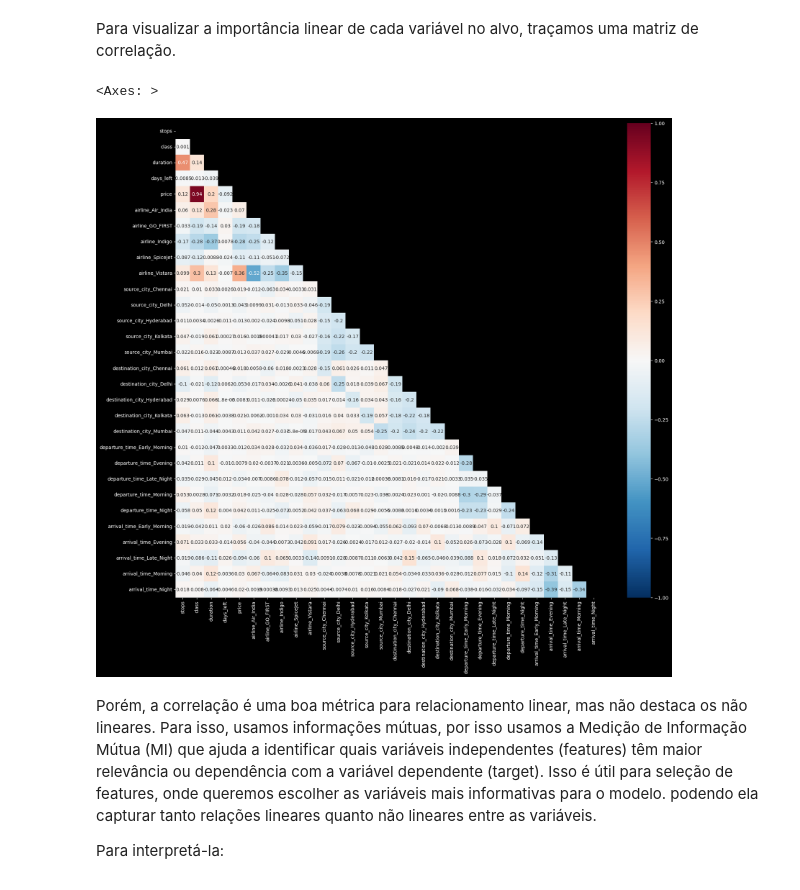
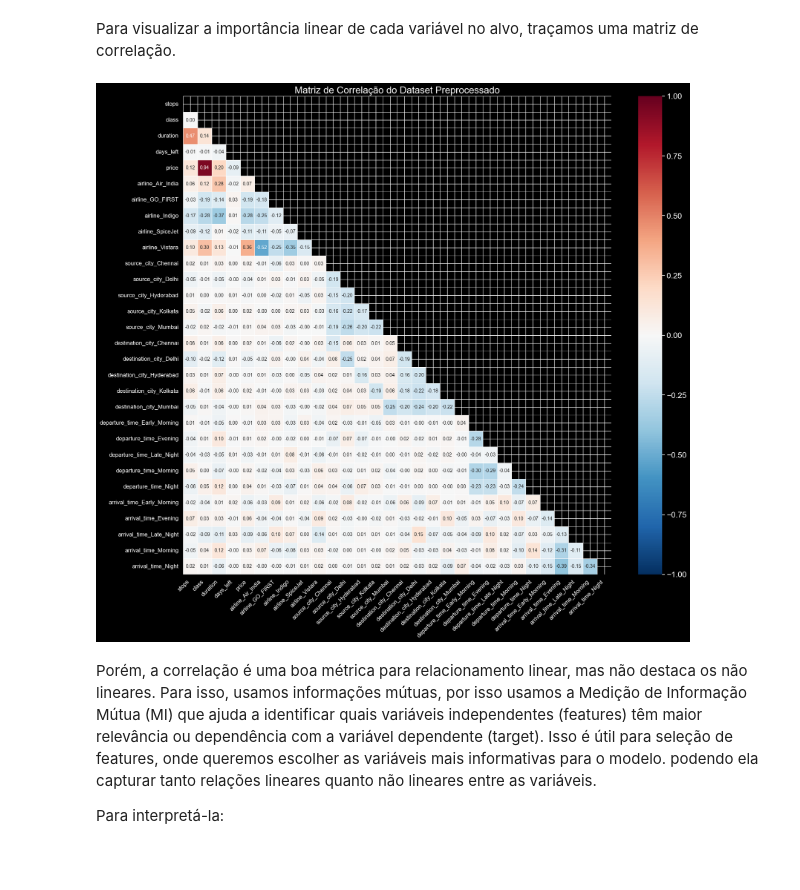
Before and after one commit to ElyssonAlvs/Machine_Learning, a Jupyter notebook: Flight_Prediction/Códigos/Flight_Regression.ipynb, the cells around one changed output. Drawn from its saved outputs; the diff is of its cells as text; code cells hidden in the pictures.

```diff
--- a/Flight_Prediction/Códigos/Flight_Regression.ipynb
+++ b/Flight_Prediction/Códigos/Flight_Regression.ipynb
@@ -24,15 +24,13 @@ import pandas as pd
 import numpy as np
 import matplotlib.pyplot as plt
 import seaborn as sns
-from sklearn.model_selection import train_test_split
 from sklearn.feature_selection import mutual_info_regression
 import warnings
 warnings.filterwarnings('ignore')
 pd.set_option('display.max_columns',None)
-import os
 
 # Carregar o dataset enviado pelo usuário
-df = pd.read_csv(r'C:\Users\elyss\OneDrive\Área de Trabalho\Machine_Learning\Flight_Prediction\Dados\Clean_Dataset.csv')
+df = pd.read_csv(r'C:\Users\elyss\OneDrive\Área de Trabalho\Machine_Learning\Flight_Prediction\Dados\Flight_Data.csv')
 
 # Exibir as primeiras linhas do dataset para análise inicial
 print(df.info())
@@ -248,5 +220,11 @@ plt.show()
 é percetível a grande quantidade de ocorrência em **Indigo**.
 # %%
 plt.figure(figsize=(20, 10))
-sns.barplot(x='airline',y='price',hue="class",data=df_exploracao.sort_values("price")).set_title('Preços das Companhias aéreas com a classe do voo',fontsize=20)
+barplot = sns.barplot(x='airline', y='price', hue="class", data=df_exploracao.sort_values("price"))
+barplot.set_title('Preços das Companhias aéreas com a classe do voo', fontsize=20)
+barplot.set_xlabel('Companhias aéreas', fontsize=15)
+barplot.set_ylabel('Preço', fontsize=15)
+sns.set(font_scale=1.5)
+sns.set_style("whitegrid")
+sns.set_palette("husl")
 # %% [output]
@@ -530,20 +509,20 @@ Pensando nisso, pensamos em uma forma de pré-processar os dados e levá-los par
 - Criação de variáveis dummy:
     - Para as variáveis categóricas airline, source_city, destination_city, departure_time e arrival_time, foram criadas variáveis dummy. Isso significa que cada categoria dessas variáveis foi transformada em uma coluna binária (0 ou 1), indicando a presença ou ausência daquela categoria. Isso é necessário porque muitos algoritmos de aprendizado de máquina não podem trabalhar diretamente com dados categóricos.
 # %%
-def preprocessing(df_exploracao):
+def preprocessing(df):
     # Transformar os dados categóricos em numéricos
-    df_exploracao["stops"] = df_exploracao["stops"].replace({'zero':0,'one':1,'two_or_more':2}).astype(int)
-    df_exploracao["class"] = df_exploracao["class"].replace({'Economy':0,'Business':1}).astype(int)
+    df["stops"] = df["stops"].replace({'zero':0,'one':1,'two_or_more':2}).astype(int)
+    df["class"] = df["class"].replace({'Economy':0,'Business':1}).astype(int)
 
     # Normalização dos dados
     dummies_variables = ["airline","source_city","destination_city","departure_time","arrival_time"]
-    dummies = pd.get_dummies(df_exploracao[dummies_variables], drop_first= True)
-    df_exploracao = pd.concat([df_exploracao,dummies],axis=1)
+    dummies = pd.get_dummies(df[dummies_variables], drop_first= True)
+    df = pd.concat([df,dummies],axis=1)
 
     # Drop das colunas originais
-    df_exploracao = df_exploracao.drop(["flight","airline","source_city","destination_city","departure_time","arrival_time"],axis=1)
+    df = df.drop(["flight","airline","source_city","destination_city","departure_time","arrival_time"],axis=1)
 
-    return df_exploracao
+    return df
 # %%
 df_preprocessado = preprocessing(df_exploracao)
 # %% [markdown]
@@ -551,13 +530,16 @@ Para visualizar a importância linear de cada variável no alvo, traçamos uma m
 # %%
 # Exibir as primeiras linhas do dataset preprocessado
 mask = np.triu(np.ones_like(df_preprocessado.corr(), dtype=bool))
 
 plt.figure(figsize = (20,18))
-# Plotando a matriz de correlação
-sns.heatmap(df_preprocessado.corr(), mask=mask, annot=True, vmin=-1.0, vmax=1.0, center=0, cmap='RdBu_r')
+# Plotando a matriz de correlação com melhor visualização
+sns.heatmap(df_preprocessado.corr(), mask=mask, annot=True, vmin=-1.0, vmax=1.0, center=0, cmap='RdBu_r', linewidths=0.5, fmt='.2f', annot_kws={"size": 10})
+plt.title('Matriz de Correlação do Dataset Preprocessado', fontsize=20)
+plt.xticks(rotation=45, ha='right', fontsize=12)
+plt.yticks(fontsize=12)
+plt.show()
 # %% [output]
-<Axes: >
-[figure, old version]
+[figure, new version]
 # %% [markdown]
 Porém, a correlação é uma boa métrica para relacionamento linear, mas não destaca os não lineares. Para isso, usamos informações mútuas, por isso usamos a Medição de Informação Mútua (MI) que ajuda a identificar quais variáveis independentes (features) têm maior relevância ou dependência com a variável dependente (target). Isso é útil para seleção de features, onde queremos escolher as variáveis mais informativas para o modelo. podendo ela capturar tanto relações lineares quanto não lineares entre as variáveis.
 
```
Also changed, not shown: parts of 22 cells of this notebook, 1 other file.
